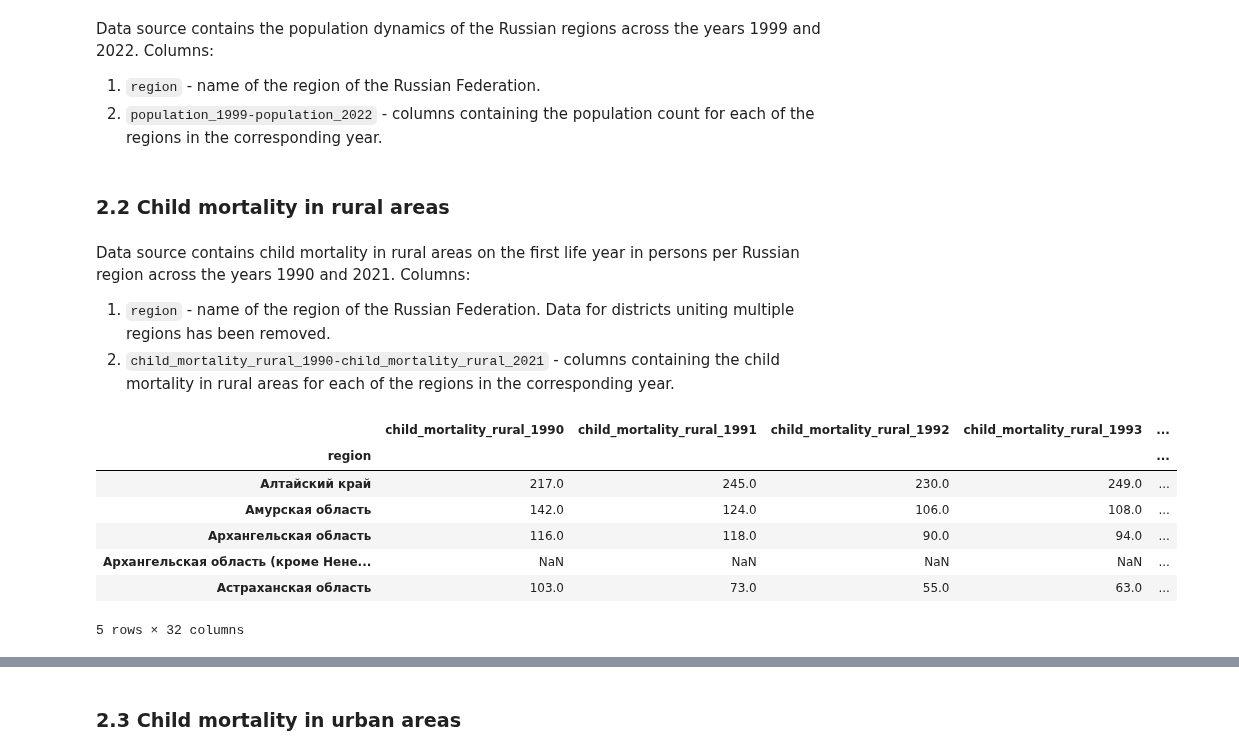
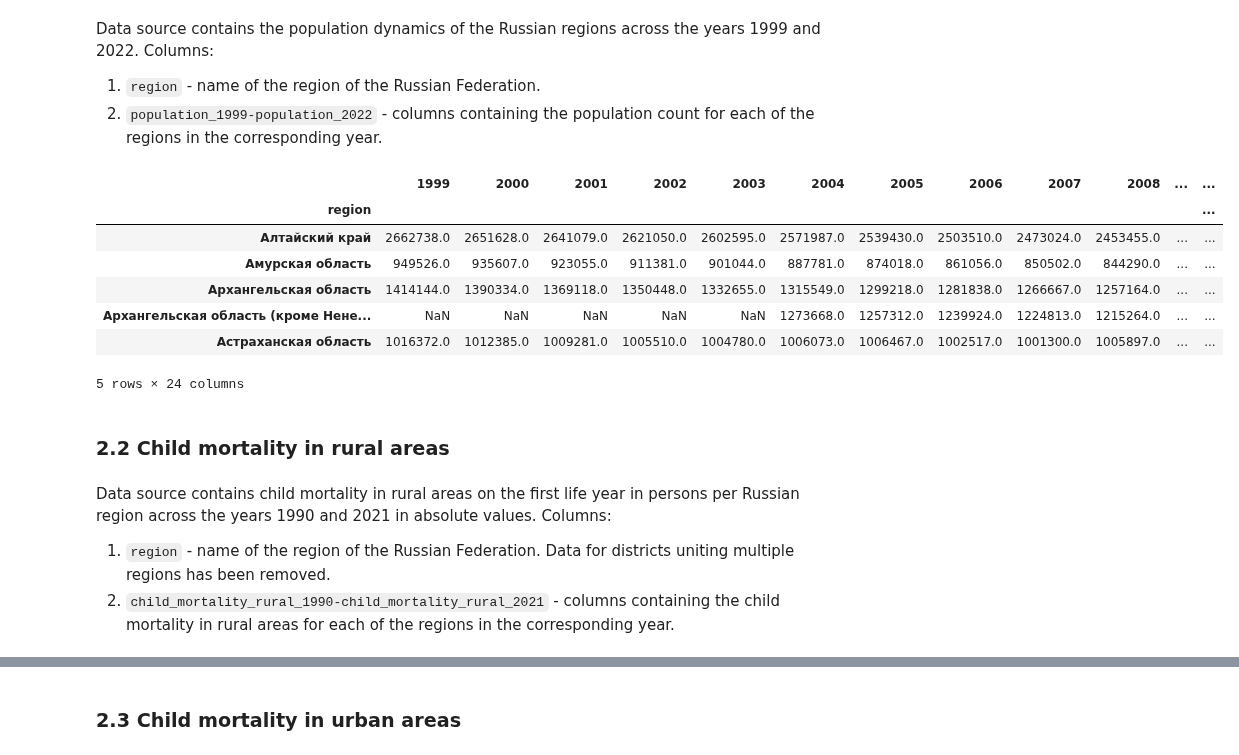
Before and after one commit to helios12/DataScienceProjects, a Jupyter notebook: projects/project-7-final/Project-7.Identification_of_vulnerable_population_groups.ipynb, the cells around one changed output, grey strips where cells are left out. Cells and saved outputs as stored; diff of their text form; code cells hidden in the pictures.

```diff
--- a/projects/project-7-final/Project-7.Identification_of_vulnerable_population_groups.ipynb
+++ b/projects/project-7-final/Project-7.Identification_of_vulnerable_population_groups.ipynb
@@ -51,33 +63,32 @@ Data source contains the population dynamics of the Russian regions across the y
 # %%
 data_population = pd.read_excel('data/population.xlsx', 'report')
 for i in range(data_population.shape[0]//2):
     data_population.iloc[i, 1:] = data_population.iloc[i+1, 1:]
     data_population.drop(index=i+1, inplace=True)
     data_population = data_population.reset_index(drop=True)
 
-data_population = rename_columns(data_population, 'population_')
+#data_population = rename_columns(data_population, 'population_')
 data_population = data_population.set_index('region')
 data_population = data_population.sort_index()
 data_population.to_csv('population.csv')
+data_population.head()
+# %% [output]
+|  | 1999 | 2000 | 2001 | 2002 | 2003 | 2004 | 2005 | 2006 | 2007 | 2008 | ... | ... |
+| region |  |  |  |  |  |  |  |  |  |  |  | ... |
+| Алтайский край | 2662738.0 | 2651628.0 | 2641079.0 | 2621050.0 | 2602595.0 | 2571987.0 | 2539430.0 | 2503510.0 | 2473024.0 | 2453455.0 | ... | ... |
+| Амурская область | 949526.0 | 935607.0 | 923055.0 | 911381.0 | 901044.0 | 887781.0 | 874018.0 | 861056.0 | 850502.0 | 844290.0 | ... | ... |
+| Архангельская область | 1414144.0 | 1390334.0 | 1369118.0 | 1350448.0 | 1332655.0 | 1315549.0 | 1299218.0 | 1281838.0 | 1266667.0 | 1257164.0 | ... | ... |
+| Архангельская область (кроме Нене... | NaN | NaN | NaN | NaN | NaN | 1273668.0 | 1257312.0 | 1239924.0 | 1224813.0 | 1215264.0 | ... | ... |
+| Астраханская область | 1016372.0 | 1012385.0 | 1009281.0 | 1005510.0 | 1004780.0 | 1006073.0 | 1006467.0 | 1002517.0 | 1001300.0 | 1005897.0 | ... | ... |
+5 rows × 24 columns
 # %% [markdown]
 ### 2.2 Child mortality in rural areas
 # %% [markdown]
-Data source contains child mortality in rural areas on the first life year in persons per Russian region across the years 1990 and 2021. Columns:
+Data source contains child mortality in rural areas on the first life year in persons per Russian region across the years 1990 and 2021 in absolute values. Columns:
 1. `region` - name of the region of the Russian Federation. Data for districts uniting multiple regions has been removed.
 2. `child_mortality_rural_1990-child_mortality_rural_2021` - columns containing the child mortality in rural areas for each of the regions in the corresponding year.
 # %%
 data_child_mortality_rural = pd.read_excel('data/child_mortality_rural_1990_2021.xlsx')
-data_child_mortality_rural = rename_columns(data_child_mortality_rural, 'child_mortality_rural_')
 data_child_mortality_rural['region'] = data_child_mortality_rural['region'].str.strip()
 data_child_mortality_rural = data_child_mortality_rural.set_index('region', drop=True)
 data_child_mortality_rural = data_child_mortality_rural.sort_index()
-data_child_mortality_rural.head()
-# %% [output]
-|  | child_mortality_rural_1990 | child_mortality_rural_1991 | child_mortality_rural_1992 | child_mortality_rural_1993 | ... |
-| region |  |  |  |  | ... |
-| Алтайский край | 217.0 | 245.0 | 230.0 | 249.0 | ... |
-| Амурская область | 142.0 | 124.0 | 106.0 | 108.0 | ... |
-| Архангельская область | 116.0 | 118.0 | 90.0 | 94.0 | ... |
-| Архангельская область (кроме Нене... | NaN | NaN | NaN | NaN | ... |
-| Астраханская область | 103.0 | 73.0 | 55.0 | 63.0 | ... |
-5 rows × 32 columns
```
Also changed, not shown: parts of 16 cells of this notebook.
